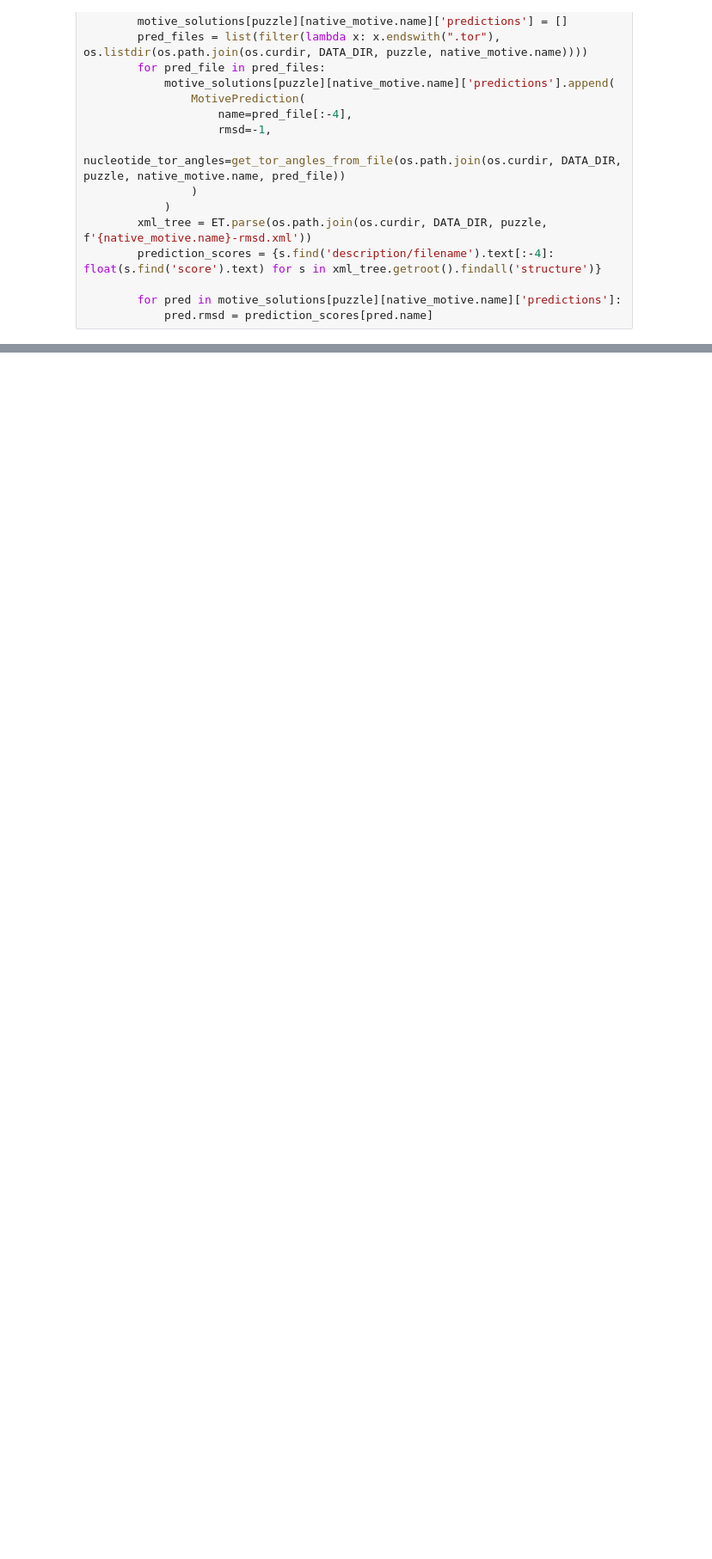
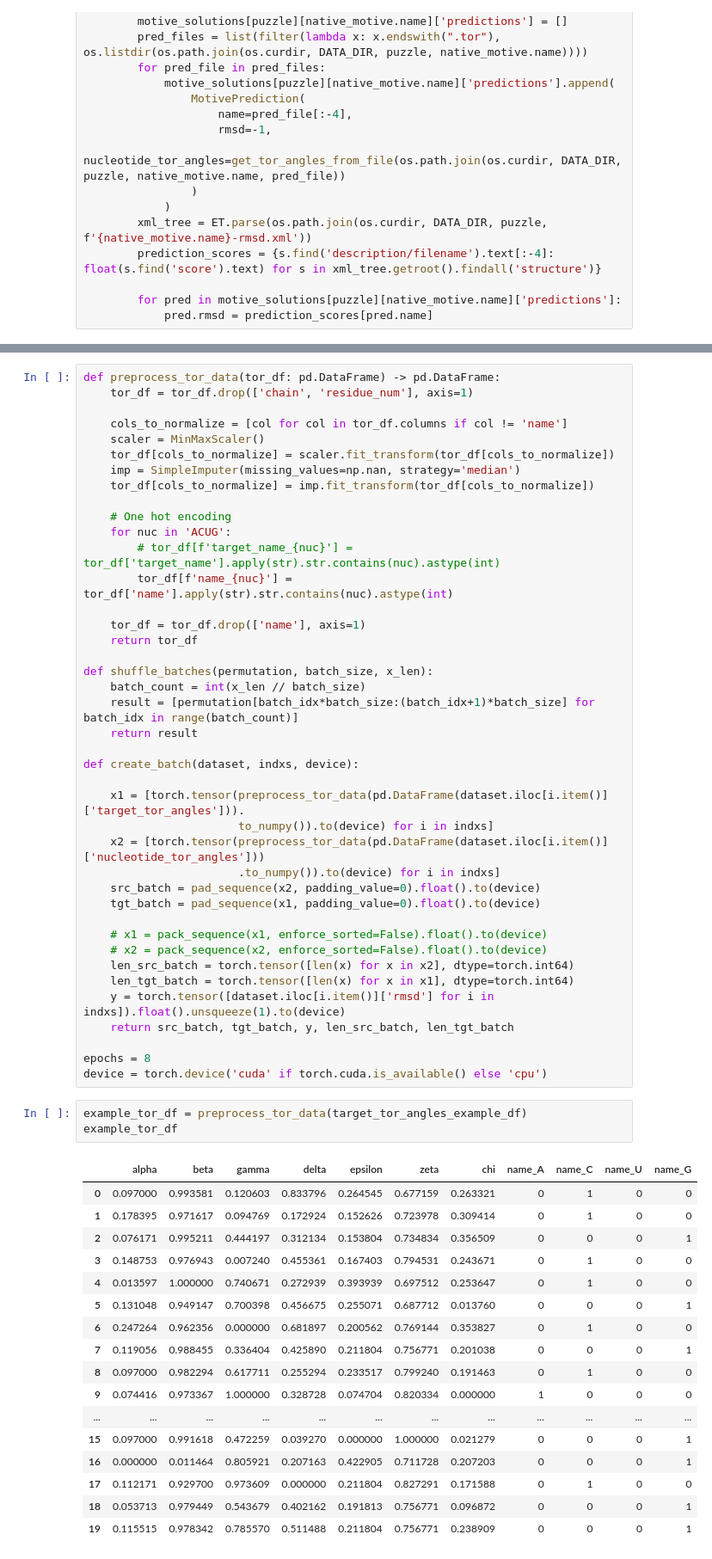
Before and after one commit to Karina-00/SIwIB, a Jupyter notebook: projekt_4/main.ipynb, the cells around one changed output, grey strips where cells are left out. Shown at 86% size. Drawn from its saved outputs; the diff is of its cells as text; blank space fills up the shorter version.

```diff
--- a/projekt_4/main.ipynb
+++ b/projekt_4/main.ipynb
@@ -147,0 +309,62 @@ motive_solutions{
+# %%
+def preprocess_tor_data(tor_df: pd.DataFrame) -> pd.DataFrame:
+    tor_df = tor_df.drop(['chain', 'residue_num'], axis=1)
+
+    cols_to_normalize = [col for col in tor_df.columns if col != 'name']
+    scaler = MinMaxScaler()
+    tor_df[cols_to_normalize] = scaler.fit_transform(tor_df[cols_to_normalize])
+    imp = SimpleImputer(missing_values=np.nan, strategy='median')
+    tor_df[cols_to_normalize] = imp.fit_transform(tor_df[cols_to_normalize])
+
+    # One hot encoding
+    for nuc in 'ACUG':
+        # tor_df[f'target_name_{nuc}'] = tor_df['target_name'].apply(str).str.contains(nuc).astype(int)
+        tor_df[f'name_{nuc}'] = tor_df['name'].apply(str).str.contains(nuc).astype(int)
+
+    tor_df = tor_df.drop(['name'], axis=1)
+    return tor_df
+
+def shuffle_batches(permutation, batch_size, x_len):
+    batch_count = int(x_len // batch_size)
+    result = [permutation[batch_idx*batch_size:(batch_idx+1)*batch_size] for batch_idx in range(batch_count)]
+    return result
+
+def create_batch(dataset, indxs, device):
+
+    x1 = [torch.tensor(preprocess_tor_data(pd.DataFrame(dataset.iloc[i.item()]['target_tor_angles'])).
+                       to_numpy()).to(device) for i in indxs]
+    x2 = [torch.tensor(preprocess_tor_data(pd.DataFrame(dataset.iloc[i.item()]['nucleotide_tor_angles']))
+                       .to_numpy()).to(device) for i in indxs]
+    src_batch = pad_sequence(x2, padding_value=0).float().to(device)
+    tgt_batch = pad_sequence(x1, padding_value=0).float().to(device)
+
+    # x1 = pack_sequence(x1, enforce_sorted=False).float().to(device)
+    # x2 = pack_sequence(x2, enforce_sorted=False).float().to(device)
+    len_src_batch = torch.tensor([len(x) for x in x2], dtype=torch.int64)
+    len_tgt_batch = torch.tensor([len(x) for x in x1], dtype=torch.int64)
+    y = torch.tensor([dataset.iloc[i.item()]['rmsd'] for i in indxs]).float().unsqueeze(1).to(device)
+    return src_batch, tgt_batch, y, len_src_batch, len_tgt_batch
+
+epochs = 8
+device = torch.device('cuda' if torch.cuda.is_available() else 'cpu')
+# %%
+example_tor_df = preprocess_tor_data(target_tor_angles_example_df)
+example_tor_df
+# %% [output]
+|  | alpha | beta | gamma | delta | epsilon | zeta | chi | name_A | name_C | name_U | name_G |
+| 0 | 0.097000 | 0.993581 | 0.120603 | 0.833796 | 0.264545 | 0.677159 | 0.263321 | 0 | 1 | 0 | 0 |
+| 1 | 0.178395 | 0.971617 | 0.094769 | 0.172924 | 0.152626 | 0.723978 | 0.309414 | 0 | 1 | 0 | 0 |
+| 2 | 0.076171 | 0.995211 | 0.444197 | 0.312134 | 0.153804 | 0.734834 | 0.356509 | 0 | 0 | 0 | 1 |
+| 3 | 0.148753 | 0.976943 | 0.007240 | 0.455361 | 0.167403 | 0.794531 | 0.243671 | 0 | 1 | 0 | 0 |
+| 4 | 0.013597 | 1.000000 | 0.740671 | 0.272939 | 0.393939 | 0.697512 | 0.253647 | 0 | 1 | 0 | 0 |
+| 5 | 0.131048 | 0.949147 | 0.700398 | 0.456675 | 0.255071 | 0.687712 | 0.013760 | 0 | 0 | 0 | 1 |
+| 6 | 0.247264 | 0.962356 | 0.000000 | 0.681897 | 0.200562 | 0.769144 | 0.353827 | 0 | 1 | 0 | 0 |
+| 7 | 0.119056 | 0.988455 | 0.336404 | 0.425890 | 0.211804 | 0.756771 | 0.201038 | 0 | 0 | 0 | 1 |
+| 8 | 0.097000 | 0.982294 | 0.617711 | 0.255294 | 0.233517 | 0.799240 | 0.191463 | 0 | 1 | 0 | 0 |
+| 9 | 0.074416 | 0.973367 | 1.000000 | 0.328728 | 0.074704 | 0.820334 | 0.000000 | 1 | 0 | 0 | 0 |
+| ... | ... | ... | ... | ... | ... | ... | ... | ... | ... | ... | ... |
+| 15 | 0.097000 | 0.991618 | 0.472259 | 0.039270 | 0.000000 | 1.000000 | 0.021279 | 0 | 0 | 0 | 1 |
+| 16 | 0.000000 | 0.011464 | 0.805921 | 0.207163 | 0.422905 | 0.711728 | 0.207203 | 0 | 0 | 0 | 1 |
+| 17 | 0.112171 | 0.929700 | 0.973609 | 0.000000 | 0.211804 | 0.827291 | 0.171588 | 0 | 1 | 0 | 0 |
+| 18 | 0.053713 | 0.979449 | 0.543679 | 0.402162 | 0.191813 | 0.756771 | 0.096872 | 0 | 0 | 0 | 1 |
+| 19 | 0.115515 | 0.978342 | 0.785570 | 0.511488 | 0.211804 | 0.756771 | 0.238909 | 0 | 0 | 0 | 1 |
```
Also changed, not shown: parts of 13 cells of this notebook.
